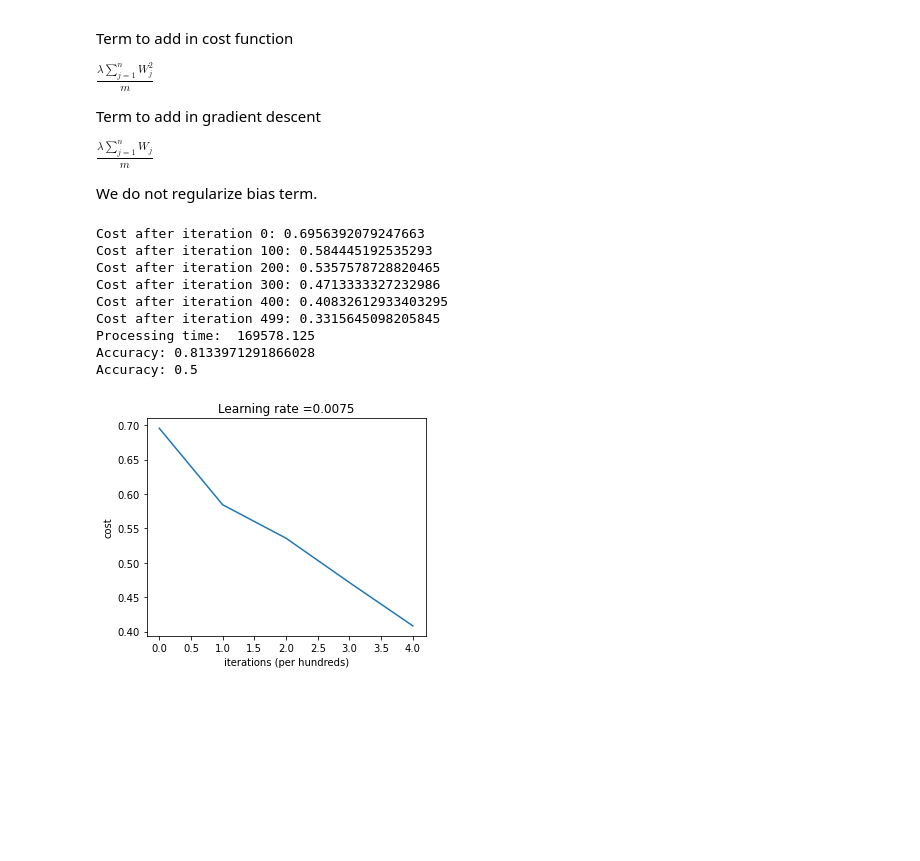
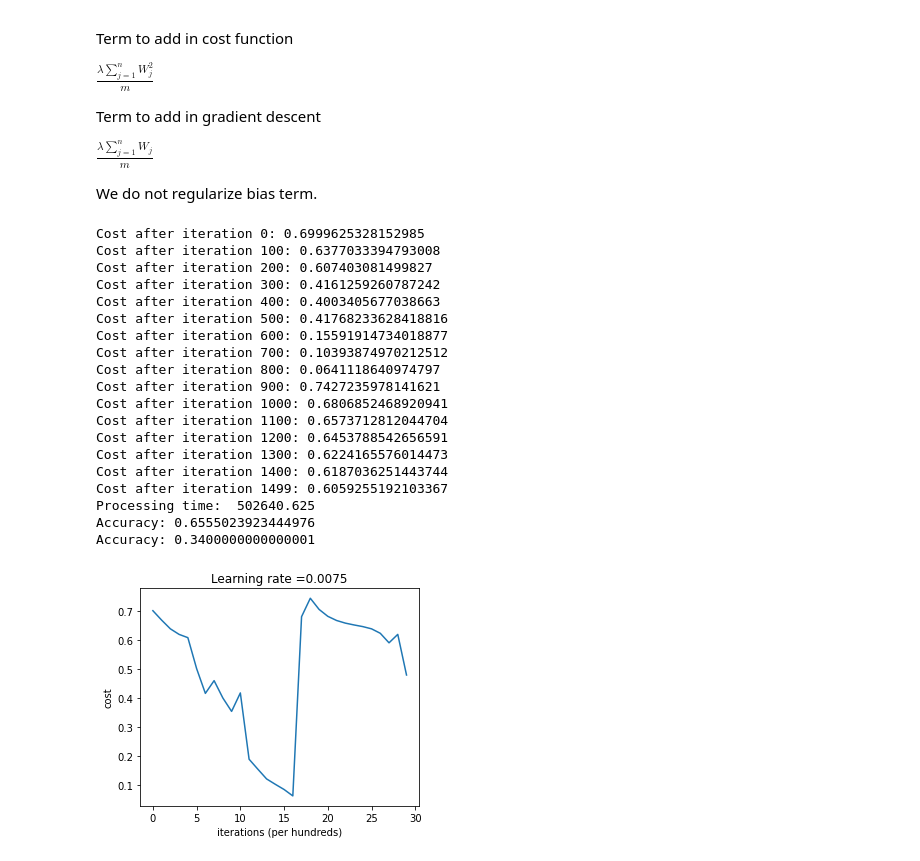
Before and after one commit to diogoalves/coursera-deep-learning-specialization, a Jupyter notebook: 01-Neural-Networks-and-Deep-Learning/week-04/experiments/experiments.ipynb, the cells around one changed output. Drawn from its saved outputs; the diff is of its cells as text; code cells hidden in the pictures; blank space fills up the shorter version.

```diff
--- a/01-Neural-Networks-and-Deep-Learning/week-04/experiments/experiments.ipynb
+++ b/01-Neural-Networks-and-Deep-Learning/week-04/experiments/experiments.ipynb
@@ -268,7 +268,7 @@ $ \frac { \lambda \sum_{j=1}^n W_j } {m} $
 
 We do not regularize bias term.
 # %%
-layers_dims = [12288, 256, 20, 7, 5, 1] #  4-layer model
+layers_dims = [12288, 256, 40, 20, 15, 10, 7, 5, 1] #  4-layer model
 
 def compute_cost_with_regularization(AL, Y, regularization, parameters):
     m = Y.shape[1]
@@ -303,48 +303,61 @@ def update_parameters_with_regularization(parameters, grads, learning_rate, regu
 def L_layer_model_with_regularization(X, Y, layers_dims, learning_rate = 0.0075, num_iterations = 3000, print_cost=False, regularization=0.01):
     np.random.seed(1)
     costs = []                         # keep track of cost
+    accuracy_training = []
+    accuracy_test = []
 
     # Parameters initialization.
     parameters = initialize_parameters_deep(layers_dims)
 
     # Loop (gradient descent)
     for i in range(0, num_iterations):
         AL, caches = L_model_forward(X, parameters)
         cost = compute_cost_with_regularization(AL, Y, regularization, parameters)
         grads = L_model_backward(AL, Y, caches)
         parameters = update_parameters_with_regularization(parameters, grads, learning_rate, regularization)
 
         # Print the cost every 100 iterations
         if print_cost and i % 100 == 0 or i == num_iterations - 1:
             print("Cost after iteration {}: {}".format(i, np.squeeze(cost)))
-        if i % 100 == 0 or i == num_iterations:
+        if i % 50 == 0 or i == num_iterations:
             costs.append(cost)
-
-    return parameters, costs
+            accuracy_training.append( accuracy(train_x, train_y, parameters) )
+            accuracy_test.append ( accuracy(test_x, test_y, parameters) )
+    return parameters, costs, accuracy_training, accuracy_test
 
 
 learning_rate = 0.0075
 
 tic = time.process_time()
-parameters, costs = L_layer_model_with_regularization(train_x, train_y, layers_dims, learning_rate = 0.01, num_iterations = 500, print_cost = True, regularization=0.005)
+parameters, costs, accuracy_training, accuracy_test = L_layer_model_with_regularization(train_x, train_y, layers_dims, learning_rate = 0.03, num_iterations = 1500, print_cost = True, regularization=0.001)
 toc = time.process_time()
 processing_time = 1000 * (toc - tic)
 print('Processing time: ', str(processing_time) )
 
 pred_train = predict(train_x, train_y, parameters)
 pred_test = predict(test_x, test_y, parameters)
 
 
 
 plot_costs(costs, learning_rate)
 # %% [output]
-Cost after iteration 0: 0.6956392079247663
-Cost after iteration 100: 0.584445192535293
-Cost after iteration 200: 0.5357578728820465
-Cost after iteration 300: 0.4713333327232986
-Cost after iteration 400: 0.40832612933403295
-Cost after iteration 499: 0.3315645098205845
-Processing time:  169578.125
-Accuracy: 0.8133971291866028
-Accuracy: 0.5
+Cost after iteration 0: 0.6999625328152985
+Cost after iteration 100: 0.6377033394793008
+Cost after iteration 200: 0.607403081499827
+Cost after iteration 300: 0.4161259260787242
+Cost after iteration 400: 0.4003405677038663
+Cost after iteration 500: 0.41768233628418816
+Cost after iteration 600: 0.15591914734018877
+Cost after iteration 700: 0.10393874970212512
+Cost after iteration 800: 0.0641118640974797
+Cost after iteration 900: 0.7427235978141621
+Cost after iteration 1000: 0.6806852468920941
+Cost after iteration 1100: 0.6573712812044704
+Cost after iteration 1200: 0.6453788542656591
+Cost after iteration 1300: 0.6224165576014473
+Cost after iteration 1400: 0.6187036251443744
+Cost after iteration 1499: 0.6059255192103367
+Processing time:  502640.625
+Accuracy: 0.6555023923444976
+Accuracy: 0.3400000000000001
-[figure, old version]
+[figure, new version]
```
Also changed, not shown: parts of 4 cells of this notebook, 3 other files.
